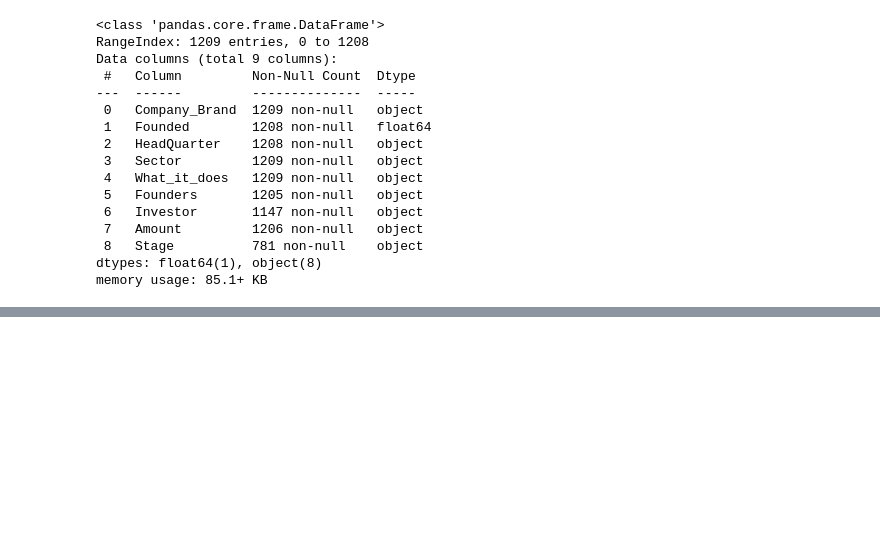
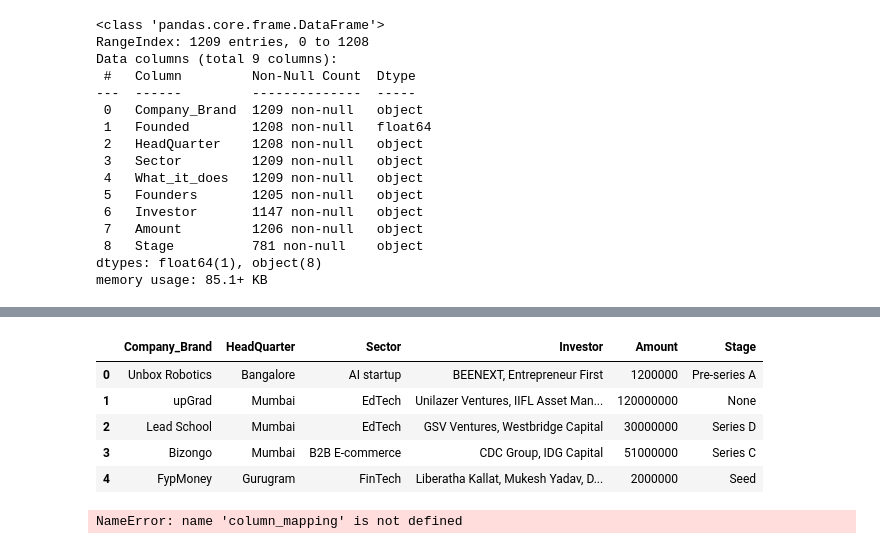
Before and after one commit to ShivajiKhajira/LP1_Project-1, a Jupyter notebook: LP1_startup_funding2020.ipynb, the cells around one changed output, grey strips where cells are left out. Cells and saved outputs as stored; diff of their text form; code cells hidden in the pictures; blank space fills up the shorter version.

```diff
--- a/LP1_startup_funding2020.ipynb
+++ b/LP1_startup_funding2020.ipynb
@@ -101,3 +382 @@ data2021.shape
-# %%
-data2021.fillna(0, inplace=True)
 # %%
@@ -128,0 +387,4 @@ data2018.head()
+# %%
+#Code to drop $ sign, replace 'Undisclosed' with Nan, and removing the ','s
+
+data2021['Amount'] = data2021['Amount'].replace('[\$,]', '', regex=True).replace(['Pre-series A','Undisclosed','Upsparks','J0','undisclosed','ah! Ventures','ITO Angel Network LetsVenture', 'LetsVenture','JITO Angel Network','Series C','Seed',' None'],0, regex=True).replace('', np.nan , regex=True)
@@ -128,0 +406,9 @@ data2018.head()
+# %%
+data2021.head()
+# %% [output]
+|  | Company_Brand | HeadQuarter | Sector | Investor | Amount | Stage |
+| 0 | Unbox Robotics | Bangalore | AI startup | BEENEXT, Entrepreneur First | 1200000 | Pre-series A |
+| 1 | upGrad | Mumbai | EdTech | Unilazer Ventures, IIFL Asset Man... | 120000000 | None |
+| 2 | Lead School | Mumbai | EdTech | GSV Ventures, Westbridge Capital | 30000000 | Series D |
+| 3 | Bizongo | Mumbai | B2B E-commerce | CDC Group, IDG Capital | 51000000 | Series C |
+| 4 | FypMoney | Gurugram | FinTech | Liberatha Kallat, Mukesh Yadav, D... | 2000000 | Seed |
@@ -128,0 +418,7 @@ data2018.head()
+# %%
+column_mapping_2021= {'Company_Brand': 'Company_Name', 'Amount': 'Amount($)'}
+
+# Rename multiple columns using the rename() method
+data2021.rename(columns=column_mapping, inplace=True)
+# %% [output]
+NameError: name 'column_mapping' is not defined
```
Also changed, not shown: parts of 56 cells of this notebook, 1 other file.
